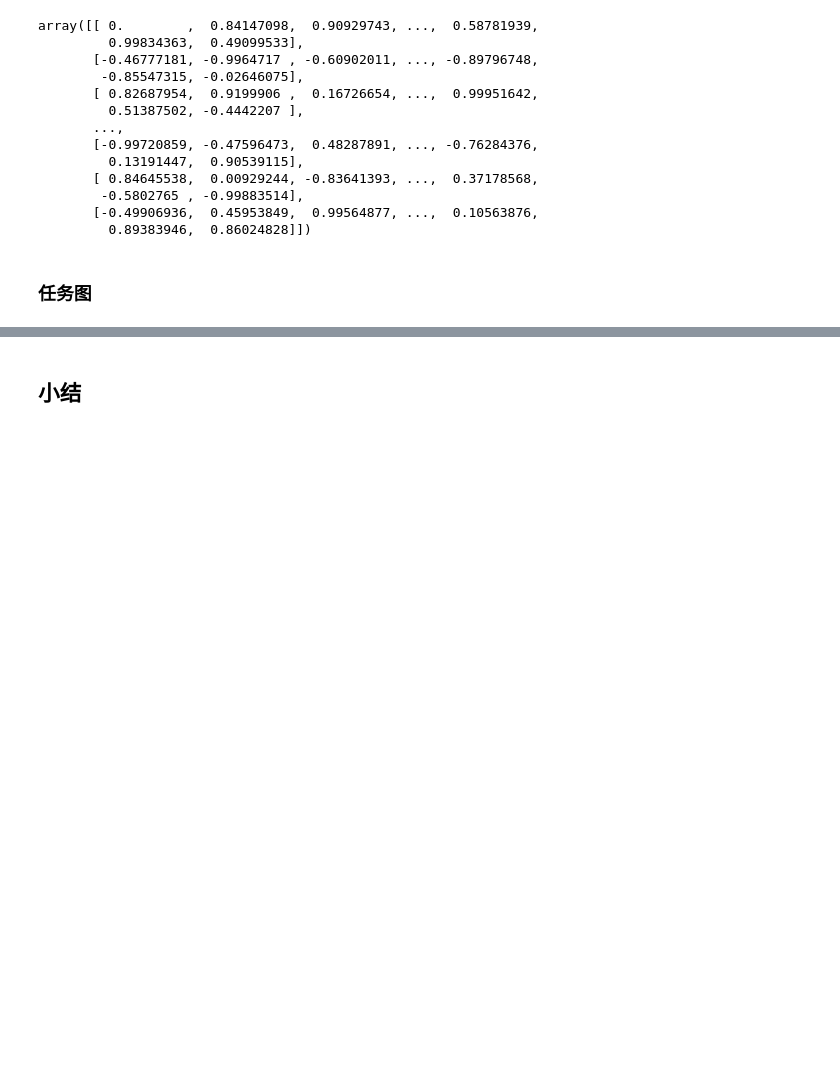
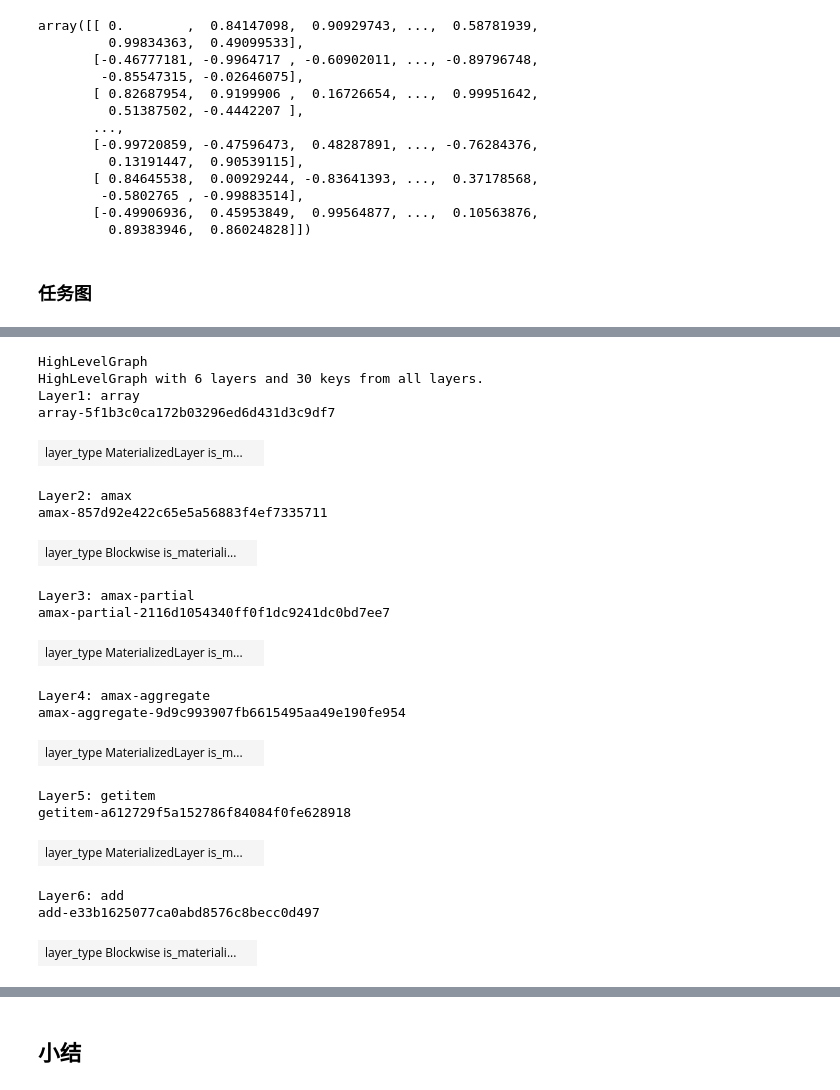
Before and after one commit to datawhalechina/powerful-numpy, a Jupyter notebook: src/skilled/ch06-morethan_numpy.ipynb, the cells around one changed output, grey strips where cells are left out. Saved outputs shown, nothing was run; the diff lists cells and outputs as text; code cells hidden in the pictures; blank space fills up the shorter version.

```diff
--- a/src/skilled/ch06-morethan_numpy.ipynb
+++ b/src/skilled/ch06-morethan_numpy.ipynb
@@ -1289,0 +1296,23 @@ array([[ 0.        ,  0.84147098,  0.90929743, ...,  0.58781939,
+# %%
+c.dask
+# %% [output]
+HighLevelGraph
+HighLevelGraph with 6 layers and 30 keys from all layers.
+Layer1: array
+array-5f1b3c0ca172b03296ed6d431d3c9df7
+| layer_type MaterializedLayer is_m... |  |
+Layer2: amax
+amax-857d92e422c65e5a56883f4ef7335711
+| layer_type Blockwise is_materiali... |  |
+Layer3: amax-partial
+amax-partial-2116d1054340ff0f1dc9241dc0bd7ee7
+| layer_type MaterializedLayer is_m... |  |
+Layer4: amax-aggregate
+amax-aggregate-9d9c993907fb6615495aa49e190fe954
+| layer_type MaterializedLayer is_m... |  |
+Layer5: getitem
+getitem-a612729f5a152786f84084f0fe628918
+| layer_type MaterializedLayer is_m... |  |
+Layer6: add
+add-e33b1625077ca0abd8576c8becc0d497
+| layer_type Blockwise is_materiali... |  |
```
Also changed, not shown: parts of 107 cells of this notebook, 1 other file.
